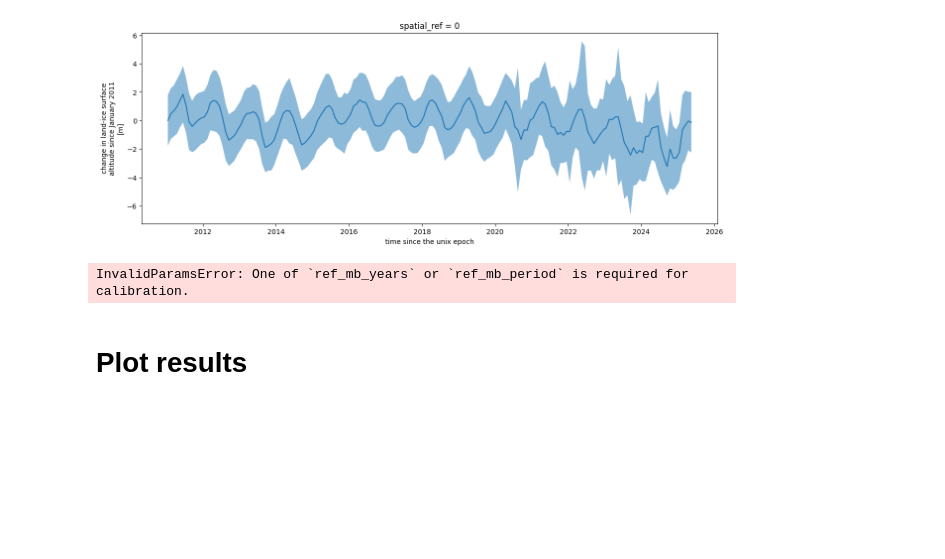
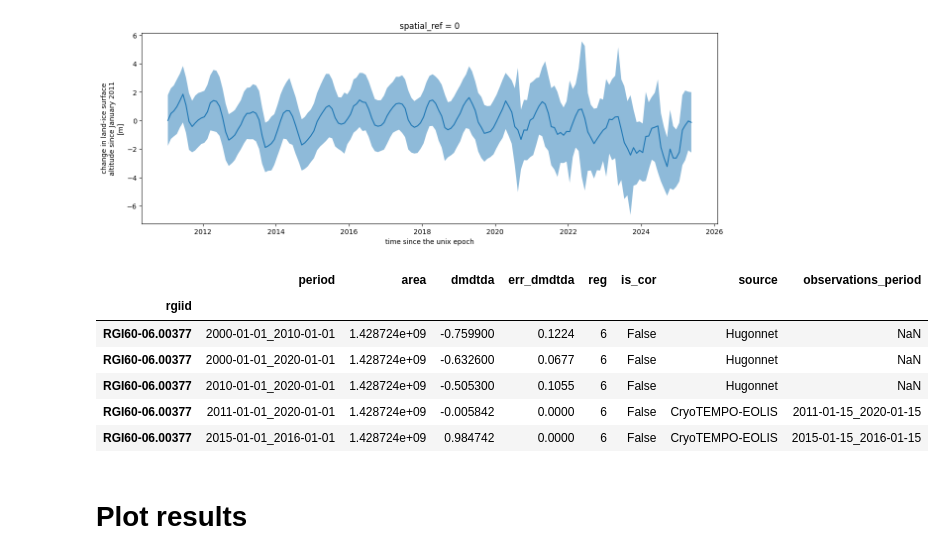
Before and after one commit to DTC-Glaciers/dtcg-notebooks, a Jupyter notebook: notebooks/04_calibrate_with_eolis_data.ipynb, the cells around one changed output. Cells and saved outputs as stored; diff of their text form; code cells hidden in the pictures; blank space fills up the shorter version.

```diff
--- a/notebooks/04_calibrate_with_eolis_data.ipynb
+++ b/notebooks/04_calibrate_with_eolis_data.ipynb
@@ -37,7 +39,7 @@ dtcg_oggm = oggm_bindings.BindingsCryotempo()
 
 # Initialize OGGM
 dtcg_oggm.init_oggm()
-gdir = dtcg_oggm.get_glacier_directories(rgi_ids = rgi_ids, prepro_border=80, prepro_level=4)[0]
+gdir = dtcg_oggm.get_glacier_directories(rgi_ids = rgi_ids, prepro_level=4, prepro_border=80)[0]
 dtcg_oggm.get_glacier_data(gdirs=[gdir])
 dtcg_oggm.set_flowlines(gdir)
 # %% [markdown]
@@ -98,14 +100,21 @@ plt.show()
 [figure]
 # %%
 # For demonstration CryoTempo-EOLIS data is provided in 2011 - 2020 and for the year 2015 only
-ref_mb = dtcg_oggm.calibrator.get_geodetic_mb(gdir=gdir, ds=datacube)
+ref_mb = dtcg_oggm.calibrator.get_geodetic_mb(gdir=gdir, dataset=datacube)
+ref_mb
+# %% [output]
+|  | period | area | dmdtda | err_dmdtda | reg | is_cor | source | observations_period |
+| rgiid |  |  |  |  |  |  |  |  |
+| RGI60-06.00377 | 2000-01-01_2010-01-01 | 1.428724e+09 | -0.759900 | 0.1224 | 6 | False | Hugonnet | NaN |
+| RGI60-06.00377 | 2000-01-01_2020-01-01 | 1.428724e+09 | -0.632600 | 0.0677 | 6 | False | Hugonnet | NaN |
+| RGI60-06.00377 | 2010-01-01_2020-01-01 | 1.428724e+09 | -0.505300 | 0.1055 | 6 | False | Hugonnet | NaN |
+| RGI60-06.00377 | 2011-01-01_2020-01-01 | 1.428724e+09 | -0.005842 | 0.0000 | 6 | False | CryoTEMPO-EOLIS | 2011-01-15_2020-01-15 |
+| RGI60-06.00377 | 2015-01-01_2016-01-01 | 1.428724e+09 | 0.984742 | 0.0000 | 6 | False | CryoTEMPO-EOLIS | 2015-01-15_2016-01-15 |
 # %%
-from oggm.core import massbalance
-
 # Define which model should be calibrated with which data
 dtcg_oggm.calibrator.set_model_matrix(
     name="Daily_Hugonnet",
-    model=massbalance.SfcTypeTIModel,
+    model=massbalance.DailyTIModel,
     geo_period="2010-01-01_2020-01-01",
     daily=True,
     source="Hugonnet",
@@ -113,7 +122,7 @@ dtcg_oggm.calibrator.set_model_matrix(
 )
 dtcg_oggm.calibrator.set_model_matrix(
     name="Daily_Cryosat",
-    model=massbalance.SfcTypeTIModel,
+    model=massbalance.DailyTIModel,
     geo_period="2011-01-01_2020-01-01",
     daily=True,
     source="CryoTEMPO-EOLIS",
@@ -121,7 +130,7 @@ dtcg_oggm.calibrator.set_model_matrix(
 )
 dtcg_oggm.calibrator.set_model_matrix(
     name="Daily_Cryosat_2015",
-    model=massbalance.SfcTypeTIModel,
+    model=massbalance.DailyTIModel,
     geo_period="2015-01-01_2016-01-01",
     daily=True,
     source="CryoTEMPO-EOLIS",
@@ -133,8 +142,6 @@ mb_models, _, _ = dtcg_oggm.calibrator.calibrate(
     model_matrix=dtcg_oggm.calibrator.model_matrix,
     gdir=gdir, ref_mb=ref_mb
 )
-# %% [output]
-InvalidParamsError: One of `ref_mb_years` or `ref_mb_period` is required for calibration.
 # %% [markdown]
 # Plot results
 # %%
```
Also changed, not shown: parts of 12 cells of this notebook.
